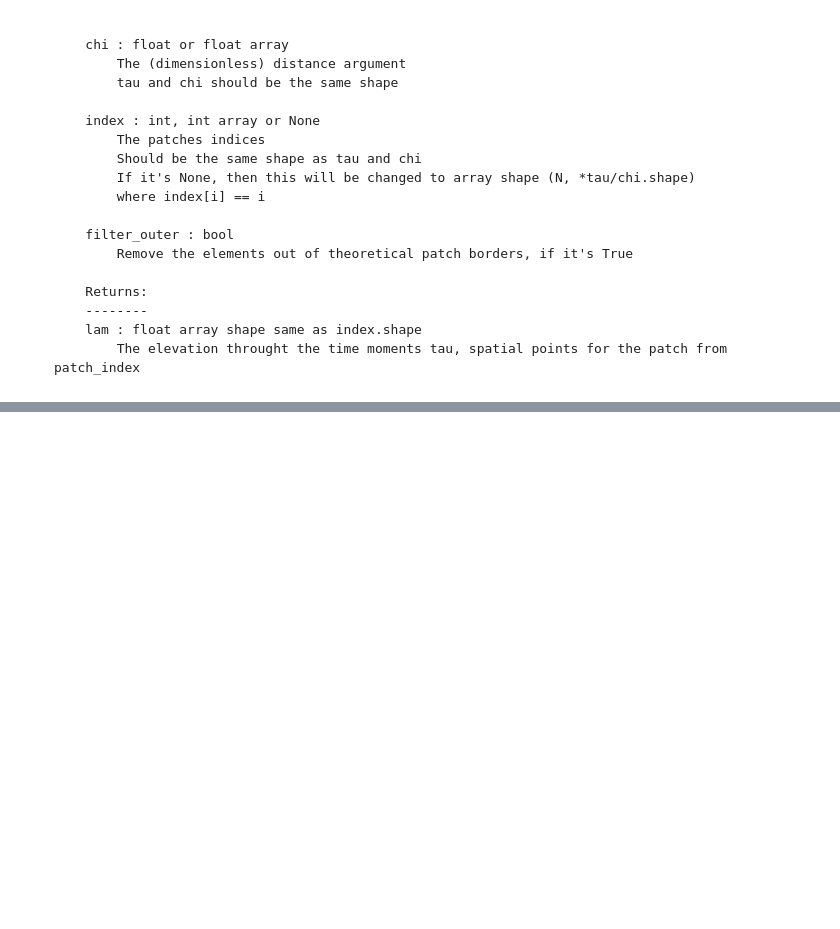
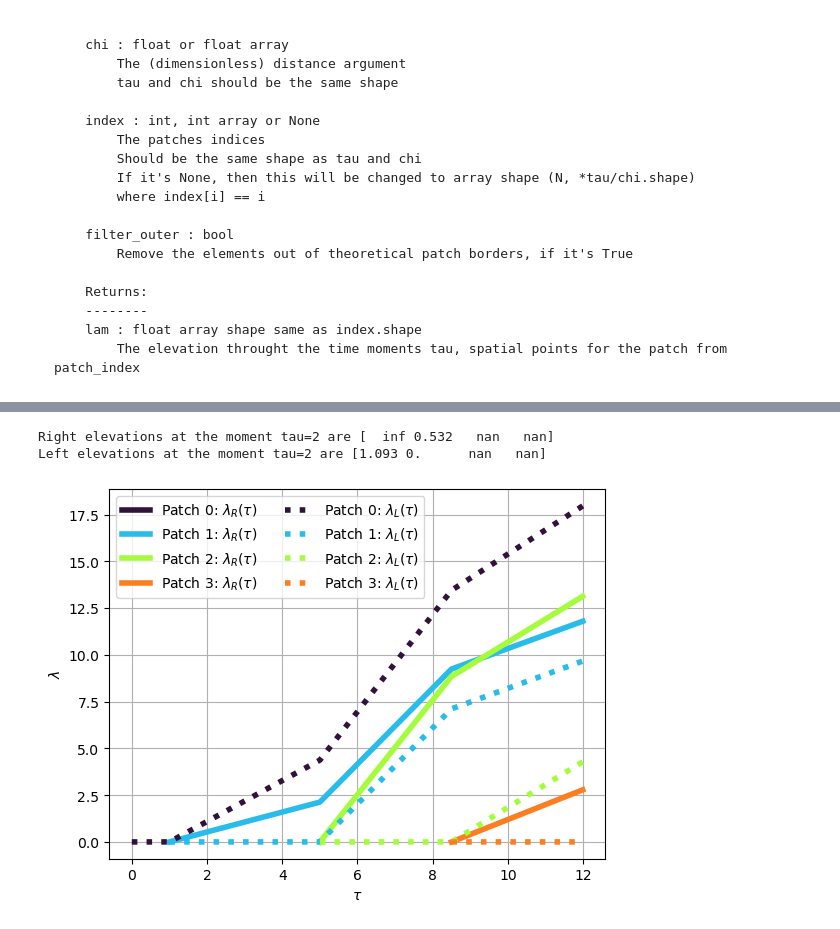
Before and after one commit to zimfv/river-profiles, a Jupyter notebook: notebooks/Check Source.ipynb, the cells around one changed output, grey strips where cells are left out. Cells and saved outputs as stored; diff of their text form; code cells hidden in the pictures; blank space fills up the shorter version.

```diff
--- a/notebooks/Check Source.ipynb
+++ b/notebooks/Check Source.ipynb
@@ -390,0 +403,39 @@ elevations_for_patches.shape = (4, 100, 100)
+# %%
+tau = 2
+
+# find right elevations
+lam_right = slp.get_right_elevations(tau)
+# find left elevations
+lam_left = slp.get_left_elevations(tau)
+
+print(f'Right elevations at the moment tau={tau} are {lam_right}')
+print(f'Left elevations at the moment tau={tau} are {lam_left}')
+# %% [output]
+Right elevations at the moment tau=2 are [  inf 0.532   nan   nan]
+Left elevations at the moment tau=2 are [1.093 0.      nan   nan]
+# %%
+tau = np.arange(-1, 12, 0.01)
+
+# find right elevations
+lam_right = slp.get_right_elevations(tau)
+# find left elevations
+lam_left = slp.get_left_elevations(tau)
+
+# plot right and left elevations
+for i in range(slp.count()):
+    color = cm.turbo(i/slp.count())
+    plt.plot(tau, lam_right[i], color=color,
+             linestyle='-', linewidth=4,
+             label=f"Patch {i}: $\\lambda_R(\\tau)$")
+for i in range(slp.count()):
+    color = cm.turbo(i/slp.count())
+    plt.plot(tau, lam_left[i], color=color,
+             linestyle=':', linewidth=4,
+             label=f"Patch {i}: $\\lambda_L(\\tau)$")
+plt.grid(True)
+plt.legend(ncol=2)
+plt.xlabel(r'$\tau$')
+plt.ylabel(r'$\lambda$')
+plt.show()
+# %% [output]
+[figure, added]
```
Also changed, not shown: parts of 19 cells of this notebook, 2 other files.
